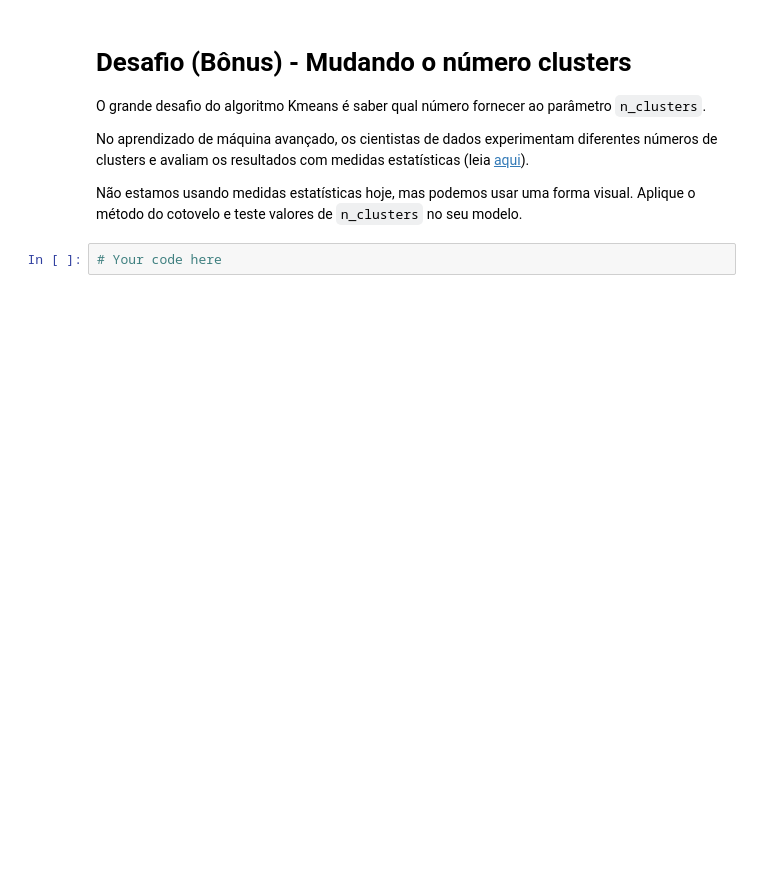
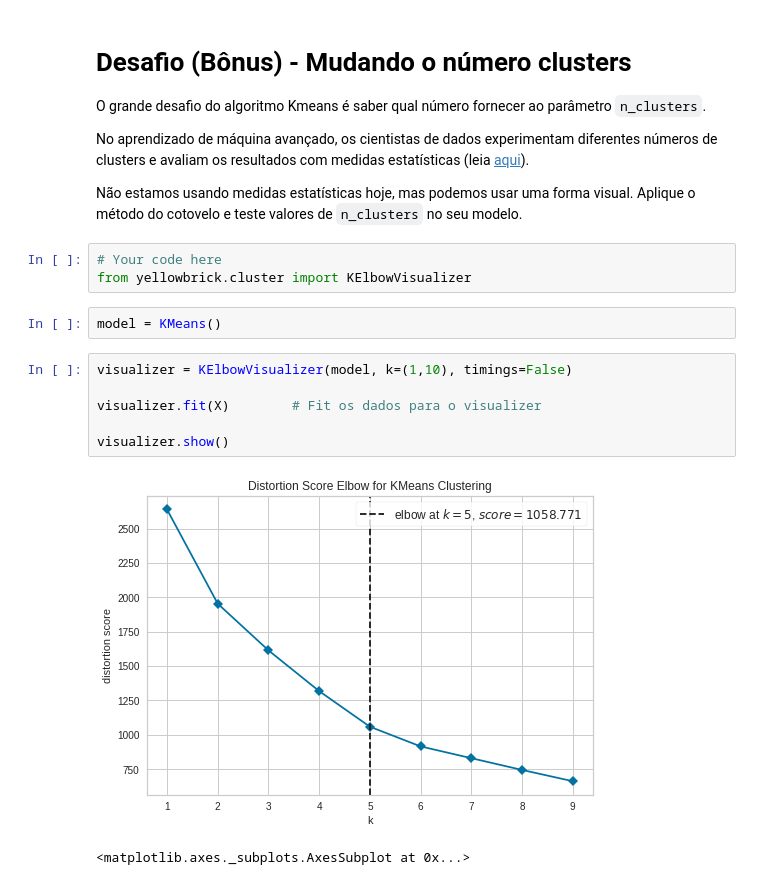
Before and after one commit to carolvieirav/Estatistica_Python, a Jupyter notebook: Kmeans/Resolução_Kmeans_exercício_avaliação.ipynb, the cells around one changed output. Saved outputs shown, nothing was run; the diff lists cells and outputs as text; blank space fills up the shorter version.

```diff
--- a/Kmeans/Resolução_Kmeans_exercício_avaliação.ipynb
+++ b/Kmeans/Resolução_Kmeans_exercício_avaliação.ipynb
@@ -209,3 +201,15 @@ No aprendizado de máquina avançado, os cientistas de dados experimentam difere
 Não estamos usando medidas estatísticas hoje, mas podemos usar uma forma visual. Aplique o método do cotovelo e teste valores de `n_clusters` no seu modelo.
 # %%
 # Your code here
+from yellowbrick.cluster import KElbowVisualizer
+# %%
+model = KMeans()
+# %%
+visualizer = KElbowVisualizer(model, k=(1,10), timings=False)
+
+visualizer.fit(X)        # Fit os dados para o visualizer
+
+visualizer.show()
+# %% [output]
+[figure, added]
+<matplotlib.axes._subplots.AxesSubplot at 0x...>
```
Also changed, not shown: parts of 16 cells of this notebook.
